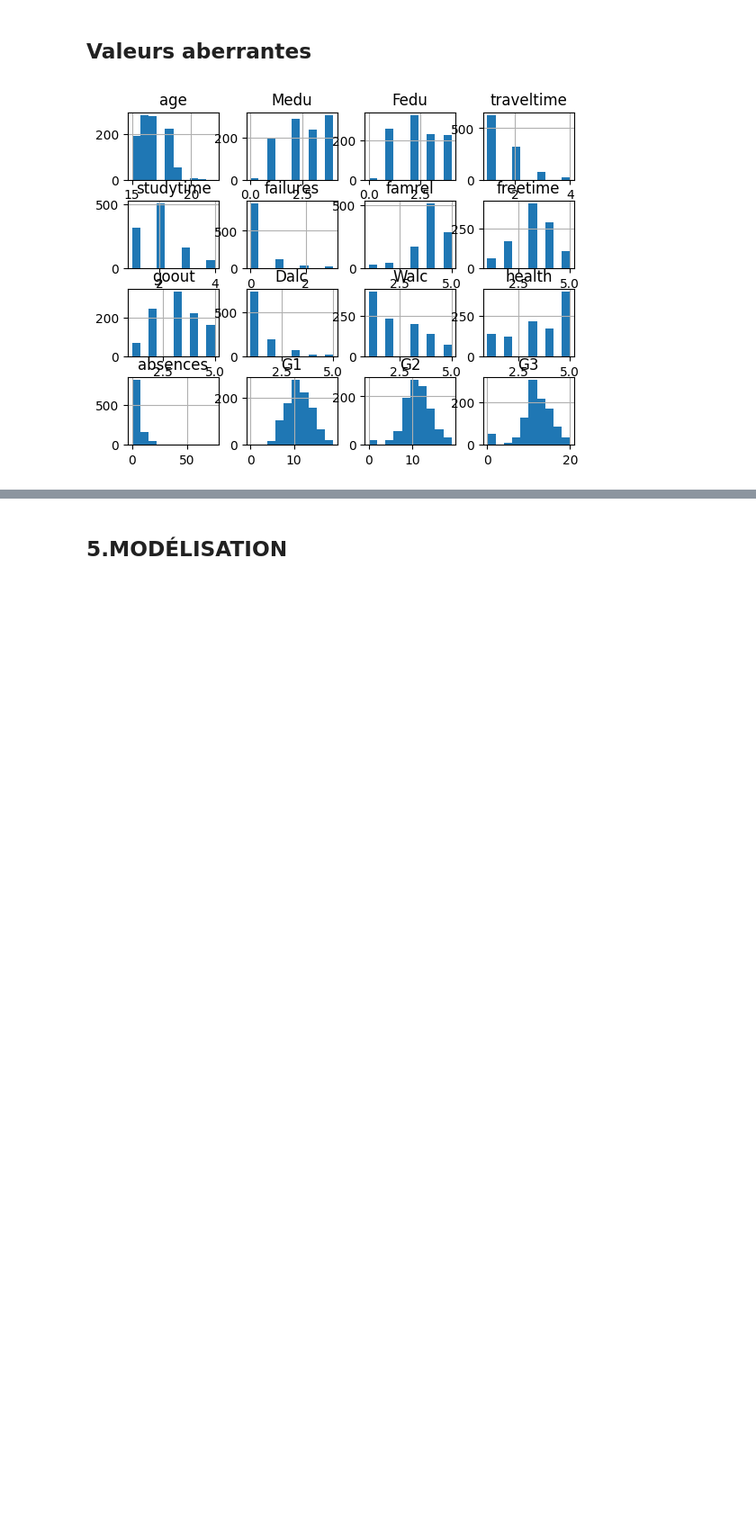
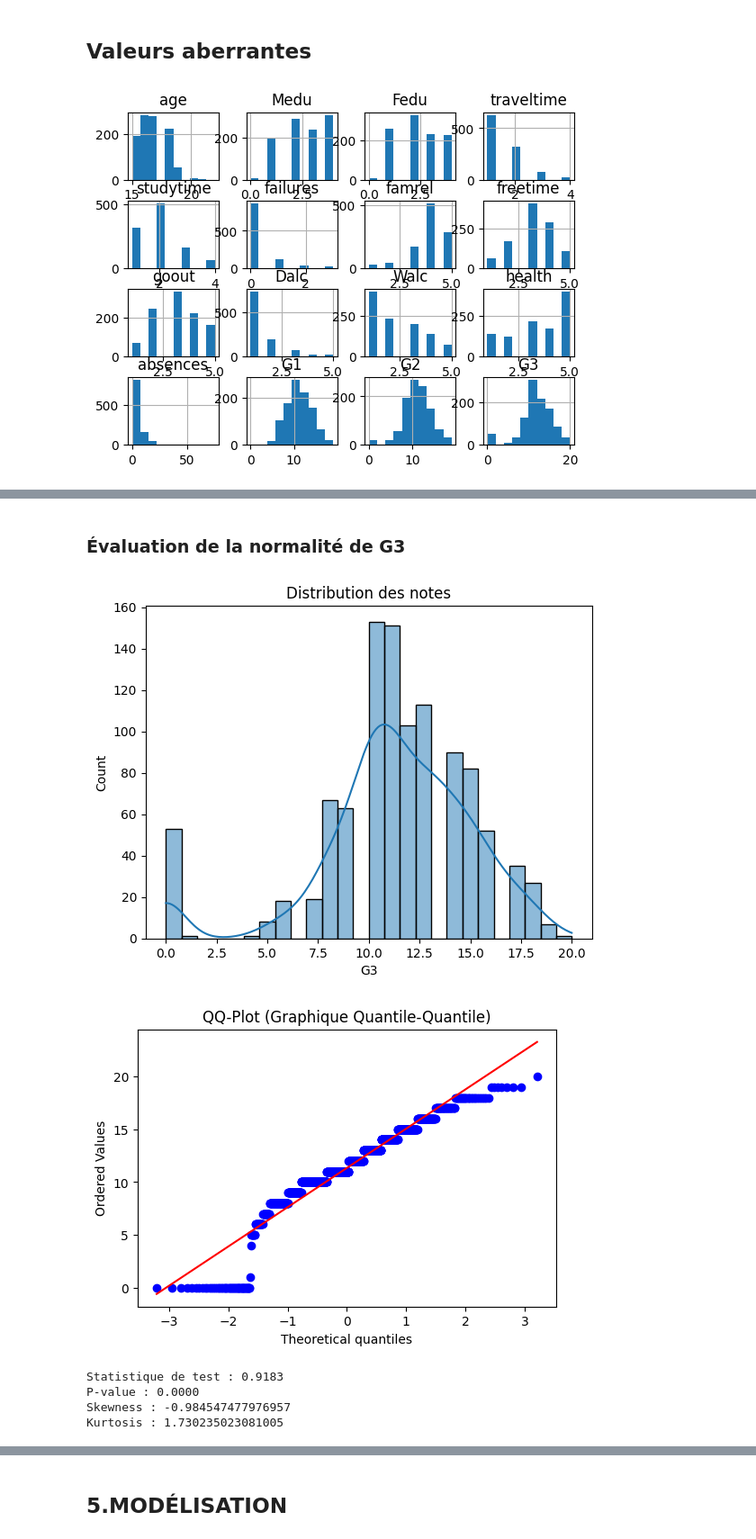
Before and after one commit to Grouloo/projet-chef-doeuvre, a Jupyter notebook: matrice-notebook.ipynb, the cells around one changed output, grey strips where cells are left out. Shown at 90% size. Saved outputs shown, nothing was run; the diff lists cells and outputs as text; code cells hidden in the pictures; blank space fills up the shorter version.

```diff
--- a/matrice-notebook.ipynb
+++ b/matrice-notebook.ipynb
@@ -164,0 +197,11 @@ Nous devrions faire atention à la présence de valeurs aberrantes dans leurs di
+# %% [markdown]
+### Évaluation de la normalité de G3
+# %%
+check_normality(merged['G3'])
+# %% [output]
+[figure, added]
+[figure, added]
+Statistique de test : 0.9183
+P-value : 0.0000
+Skewness : -0.984547477976957
+Kurtosis : 1.730235023081005
```
Also changed, not shown: parts of 17 cells of this notebook.
